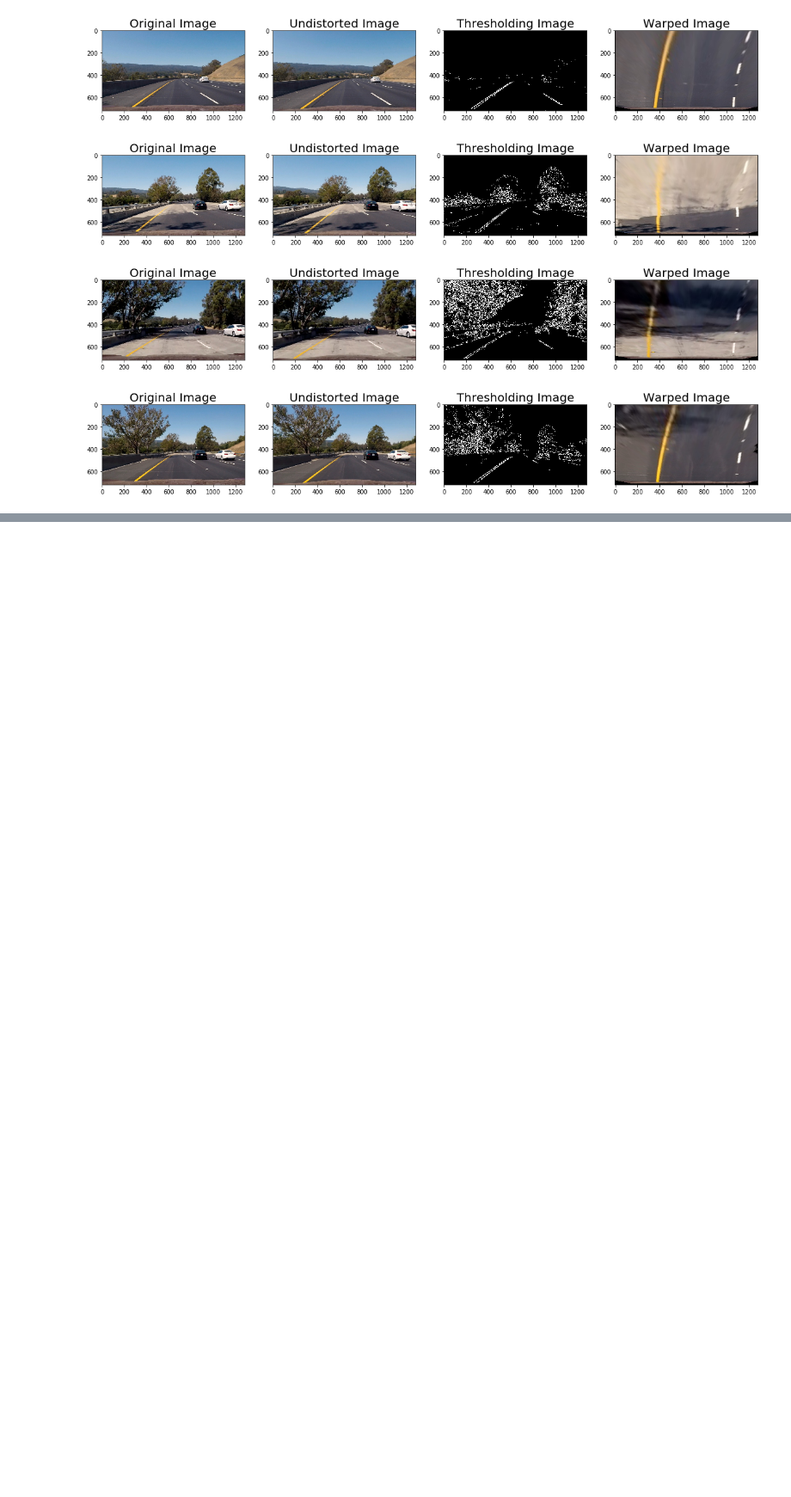
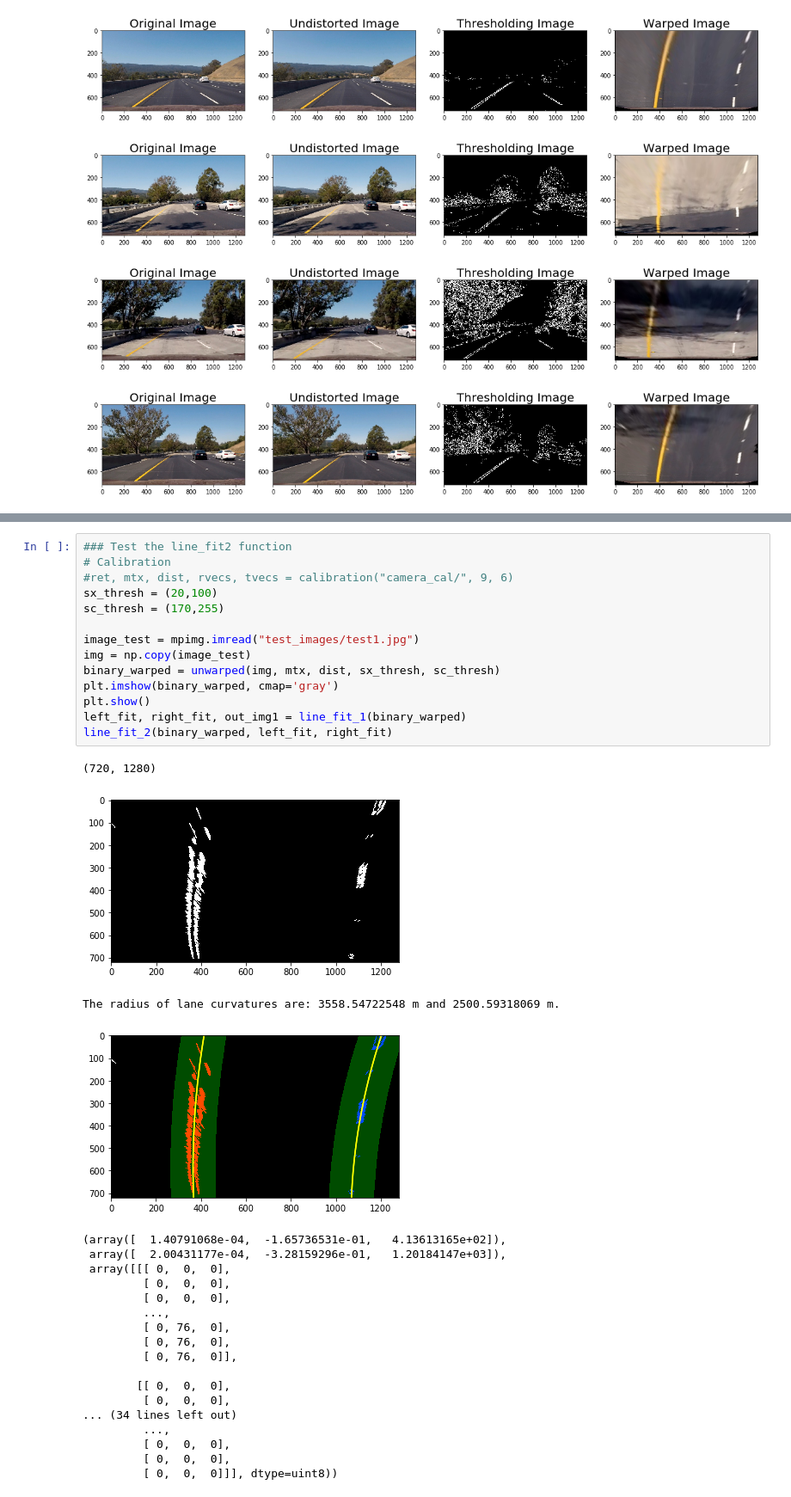
Before and after one commit to Woooody3/CARND_Term1_P4_FindingLaneAdvanced, a Jupyter notebook: FindingLane.ipynb, the cells around one changed output, grey strips where cells are left out. Shown at 86% size. Saved outputs shown, nothing was run; the diff lists cells and outputs as text; blank space fills up the shorter version.

```diff
--- a/FindingLane.ipynb
+++ b/FindingLane.ipynb
@@ -131,0 +313,36 @@ def pipeline(img, mtx, dist, sx_thresh, sc_thresh):
+# %%
+### Test the line_fit2 function
+# Calibration
+#ret, mtx, dist, rvecs, tvecs = calibration("camera_cal/", 9, 6)
+sx_thresh = (20,100)
+sc_thresh = (170,255)
+
+image_test = mpimg.imread("test_images/test1.jpg")
+img = np.copy(image_test)
+binary_warped = unwarped(img, mtx, dist, sx_thresh, sc_thresh)
+plt.imshow(binary_warped, cmap='gray')
+plt.show()
+left_fit, right_fit, out_img1 = line_fit_1(binary_warped)
+line_fit_2(binary_warped, left_fit, right_fit)
+# %% [output]
+(720, 1280)
+[figure, added]
+The radius of lane curvatures are: 3558.54722548 m and 2500.59318069 m.
+[figure, added]
+(array([  1.40791068e-04,  -1.65736531e-01,   4.13613165e+02]),
+ array([  2.00431177e-04,  -3.28159296e-01,   1.20184147e+03]),
+ array([[[ 0,  0,  0],
+         [ 0,  0,  0],
+         [ 0,  0,  0],
+         ...,
+         [ 0, 76,  0],
+         [ 0, 76,  0],
+         [ 0, 76,  0]],
+
+        [[ 0,  0,  0],
+         [ 0,  0,  0],
+... (34 lines left out)
+         ...,
+         [ 0,  0,  0],
+         [ 0,  0,  0],
+         [ 0,  0,  0]]], dtype=uint8))
```
Also changed, not shown: parts of 20 cells of this notebook, 9 other files.
